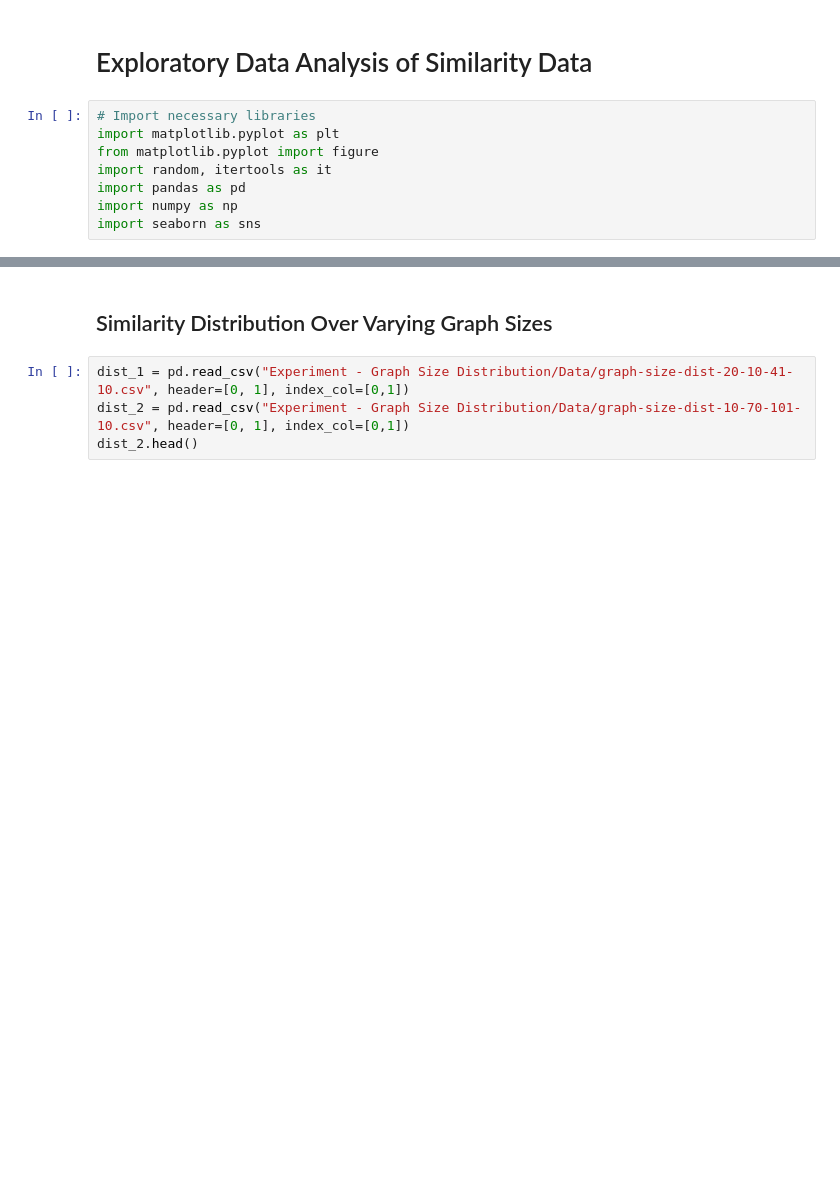
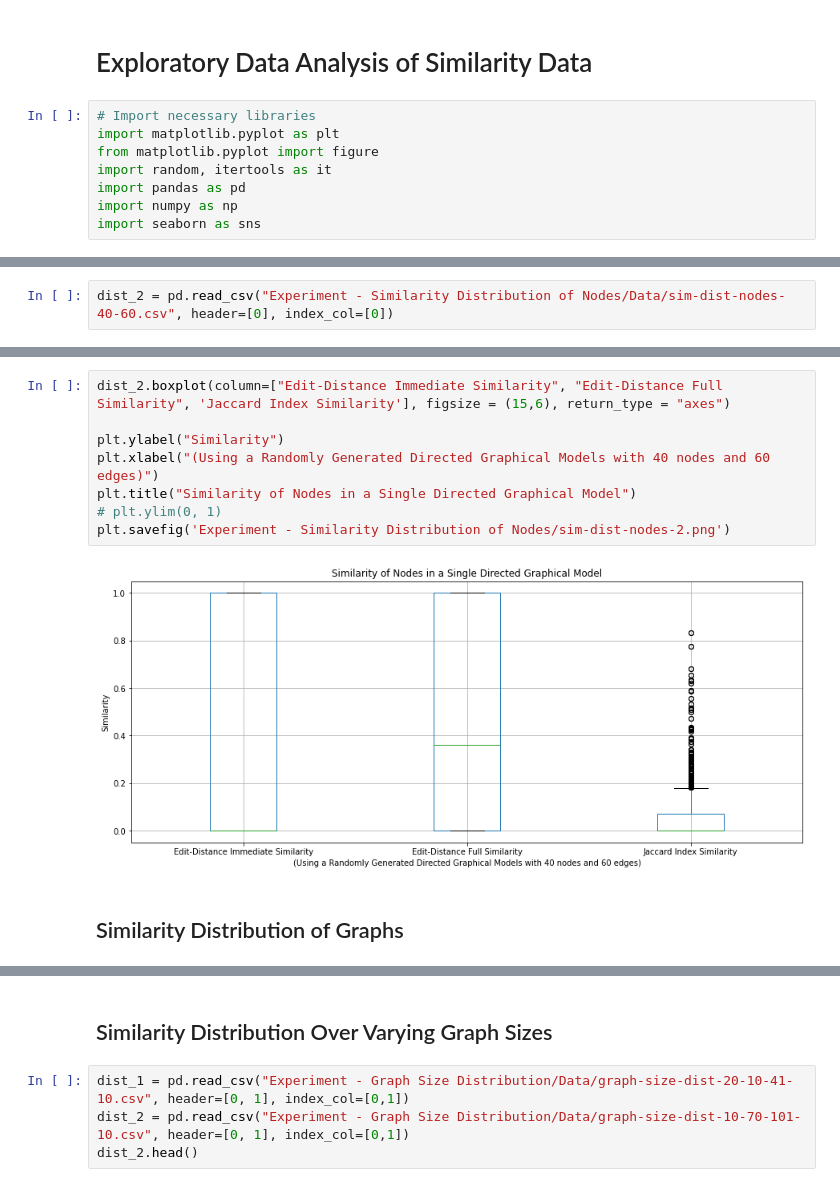
Before and after one commit to nico-espinosadice/abductive-theory, a Jupyter notebook: Python Files/exploratory-data-analysis.ipynb, the cells around one changed output, grey strips where cells are left out. Cells and saved outputs as stored; diff of their text form; blank space fills up the shorter version.

```diff
--- a/Python Files/exploratory-data-analysis.ipynb
+++ b/Python Files/exploratory-data-analysis.ipynb
@@ -10,0 +45,2 @@ import seaborn as sns
+# %%
+dist_2 = pd.read_csv("Experiment - Similarity Distribution of Nodes/Data/sim-dist-nodes-40-60.csv", header=[0], index_col=[0])
@@ -10,0 +59,12 @@ import seaborn as sns
+# %%
+dist_2.boxplot(column=["Edit-Distance Immediate Similarity", "Edit-Distance Full Similarity", 'Jaccard Index Similarity'], figsize = (15,6), return_type = "axes")
+
+plt.ylabel("Similarity")
+plt.xlabel("(Using a Randomly Generated Directed Graphical Models with 40 nodes and 60 edges)")
+plt.title("Similarity of Nodes in a Single Directed Graphical Model")
+# plt.ylim(0, 1)
+plt.savefig('Experiment - Similarity Distribution of Nodes/sim-dist-nodes-2.png')
+# %% [output]
+[figure, added]
+# %% [markdown]
+## Similarity Distribution of Graphs
```
Also changed, not shown: parts of 16 cells of this notebook, 10 other files.
